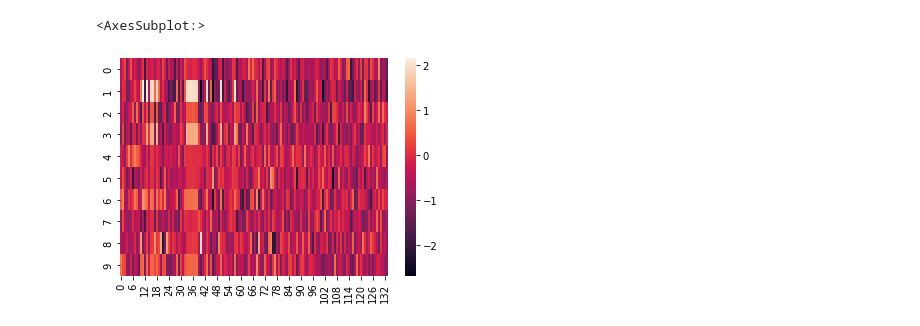
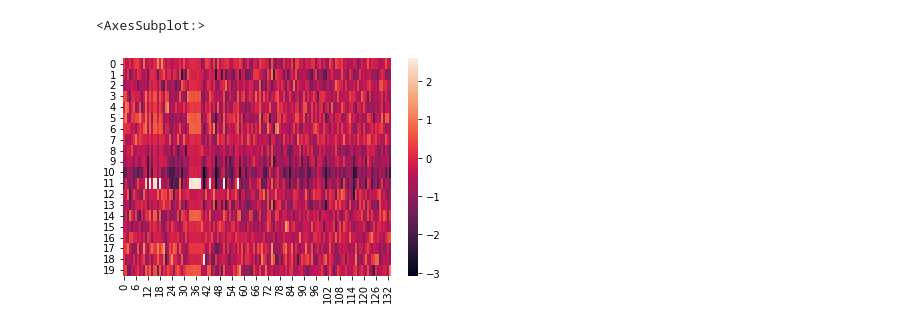
Before and after one commit to melisamc89/acc_network_analysis, a Jupyter notebook: davide/RBM.ipynb, the cells around one changed output. Drawn from its saved outputs; the diff is of its cells as text; code cells hidden in the pictures.

```diff
--- a/davide/RBM.ipynb
+++ b/davide/RBM.ipynb
@@ -16,8 +18,5 @@ def binarize(traces):
 
     return out
 # %%
-data = np.load('../data/raw_data/nike_calcium_trace.npy')
+data = np.load('../../../data/raw_data/nike_calcium_trace.npy')
 X = binarize(data).T
-# %%
-model = BernoulliRBM(n_components=10)
-model.fit(X)
@@ -25,0 +23,19 @@ BernoulliRBM(n_components=10)
+# %%
+components = np.arange(1,21)
+n_boot = 10
+models = []
+median_ll = []
+for i in tqdm(components):
+    boot_models = []
+    boot_median_ll = []
+    # performs fit n times, save performances and best model
+    for b in range(n_boot):
+        model = BernoulliRBM(n_components=i)
+        model.fit(X)
+        boot_models.append(model)
+        scored_samples = model.score_samples(X)
+        boot_median_ll.append(np.nanmedian(scored_samples))
+    median_ll.append(boot_median_ll)
+    models.append(boot_models[np.argmax(boot_median_ll)])
+
+median_ll = np.asarray(median_ll)
@@ -26,5 +47,5 @@ BernoulliRBM(n_components=10)
 # %%
-sns.heatmap(model.components_)
+sns.heatmap(models[-1].components_)
 # %% [output]
 <AxesSubplot:>
-[figure, old version]
+[figure, new version]
```
Also changed, not shown: parts of 4 cells of this notebook, 2 other files.
